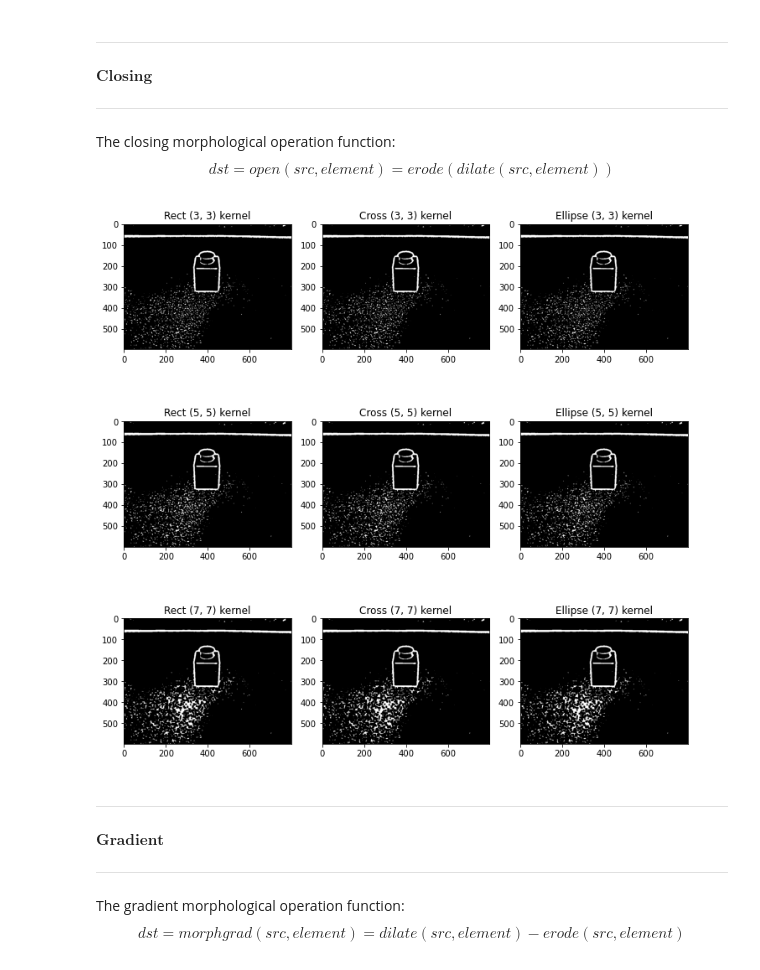
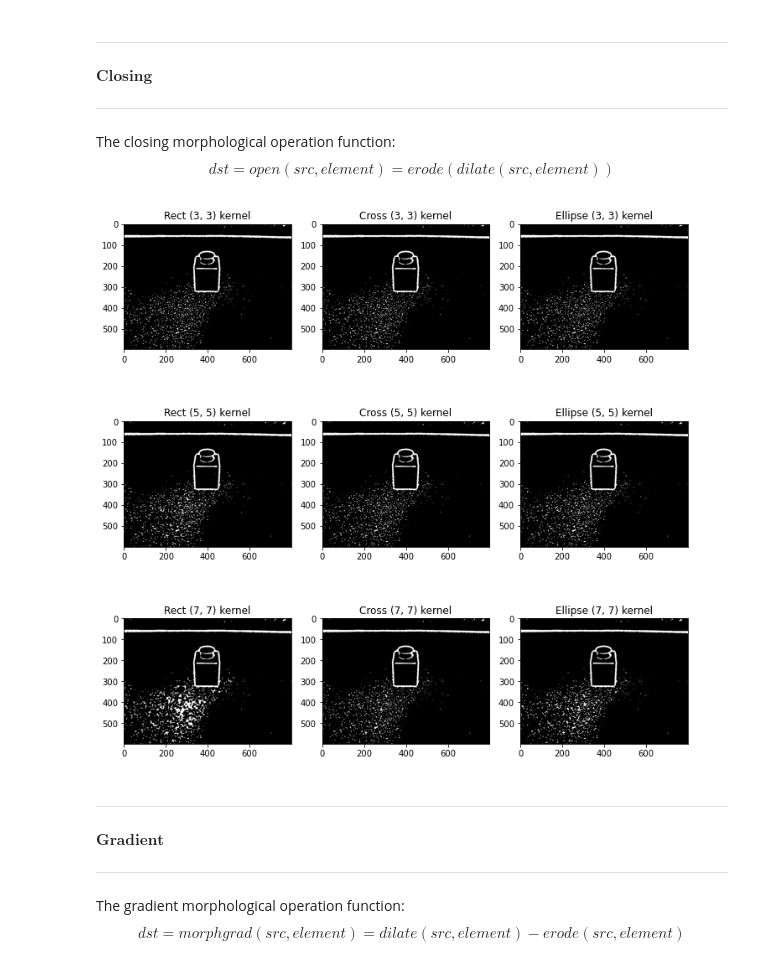
Before and after one commit to bgmanuel99/3DPrint_AnomalyDetection, a Jupyter notebook: morphologicalOperations/morphological_operations.ipynb, the cells around one changed output. Saved outputs shown, nothing was run; the diff lists cells and outputs as text; code cells hidden in the pictures.

Commit message:
new morphological operations

```diff
--- a/morphologicalOperations/morphological_operations.ipynb
+++ b/morphologicalOperations/morphological_operations.ipynb
@@ -116,8 +116,8 @@ images =  []
 for kernel_size in kernel_sizes:
     # Construct a rectangular kernel from the current size and then apply an opening operation
     rect_kernel = cv.getStructuringElement(cv.MORPH_RECT, kernel_size)
-    cross_kernel = cv.getStructuringElement(cv.MORPH_RECT, kernel_size)
-    ellipse_kernel = cv.getStructuringElement(cv.MORPH_RECT, kernel_size)
+    cross_kernel = cv.getStructuringElement(cv.MORPH_CROSS, kernel_size)
+    ellipse_kernel = cv.getStructuringElement(cv.MORPH_ELLIPSE, kernel_size)
     images.append([cv.morphologyEx(gray_image, cv.MORPH_OPEN, rect_kernel), "Rect {} kernel".format(kernel_size)])
     images.append([cv.morphologyEx(gray_image, cv.MORPH_OPEN, cross_kernel), "Cross {} kernel".format(kernel_size)])
     images.append([cv.morphologyEx(gray_image, cv.MORPH_OPEN, ellipse_kernel), "Ellipse {} kernel".format(kernel_size)])
@@ -135,19 +135,19 @@ $$dst = open(src,element) = erode(dilate(src,element))$$
 # %%
 kernel_sizes = [(3, 3), (5, 5), (7, 7)]
 images =  []
 
 for kernel_size in kernel_sizes:
     # Construct a rectangular kernel from the current size and then apply a closing operation
     rect_kernel = cv.getStructuringElement(cv.MORPH_RECT, kernel_size)
-    cross_kernel = cv.getStructuringElement(cv.MORPH_RECT, kernel_size)
-    ellipse_kernel = cv.getStructuringElement(cv.MORPH_RECT, kernel_size)
+    cross_kernel = cv.getStructuringElement(cv.MORPH_CROSS, kernel_size)
+    ellipse_kernel = cv.getStructuringElement(cv.MORPH_ELLIPSE, kernel_size)
     images.append([cv.morphologyEx(gray_image, cv.MORPH_CLOSE, rect_kernel), "Rect {} kernel".format(kernel_size)])
     images.append([cv.morphologyEx(gray_image, cv.MORPH_CLOSE, cross_kernel), "Cross {} kernel".format(kernel_size)])
     images.append([cv.morphologyEx(gray_image, cv.MORPH_CLOSE, ellipse_kernel), "Ellipse {} kernel".format(kernel_size)])
 
 display_multiple_images(images, 3, 3)
 # %% [output]
-[figure, old version]
+[figure, new version]
 # %% [markdown]
 ##
 ***
```
Also changed, not shown: parts of 1 cell of this notebook.
